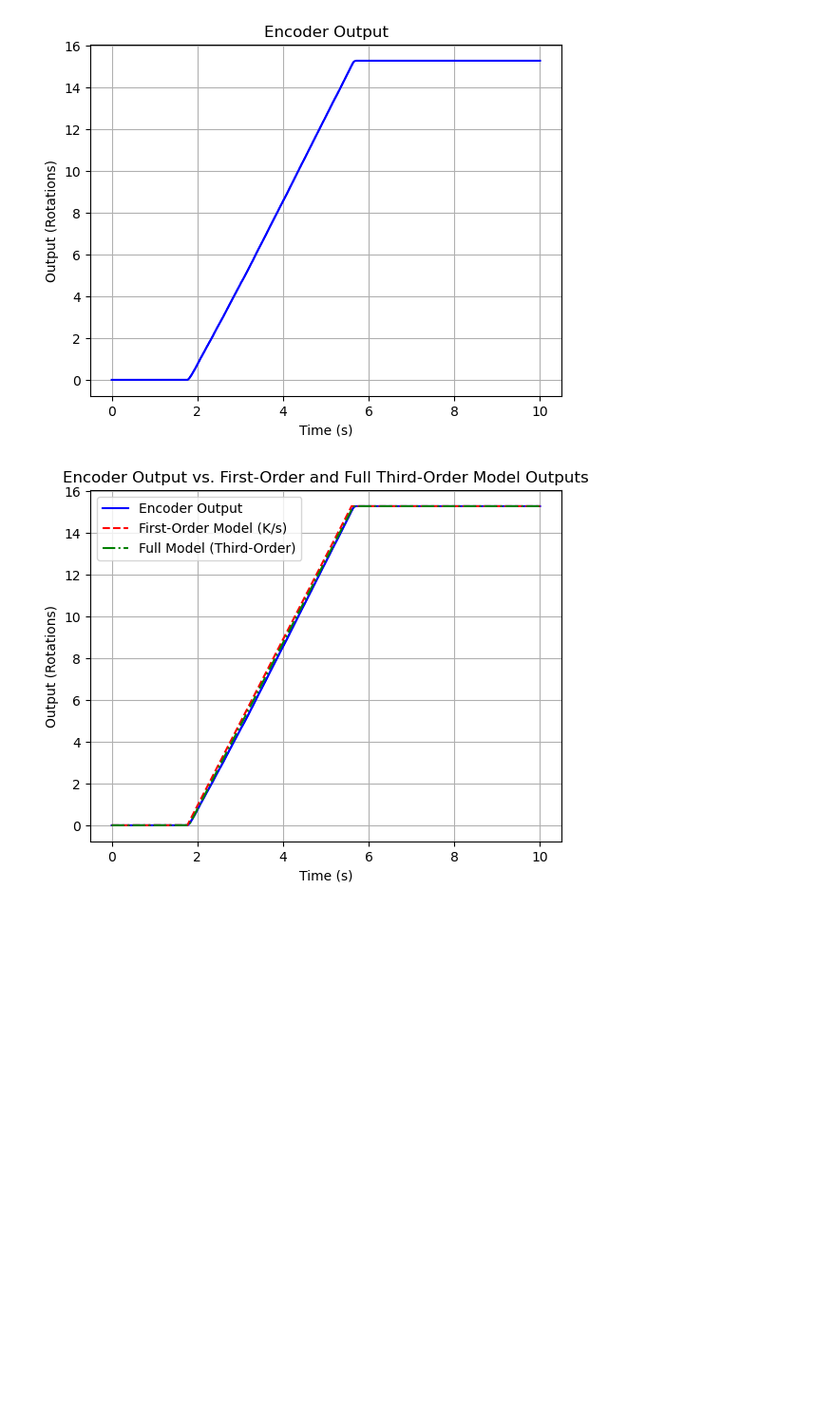
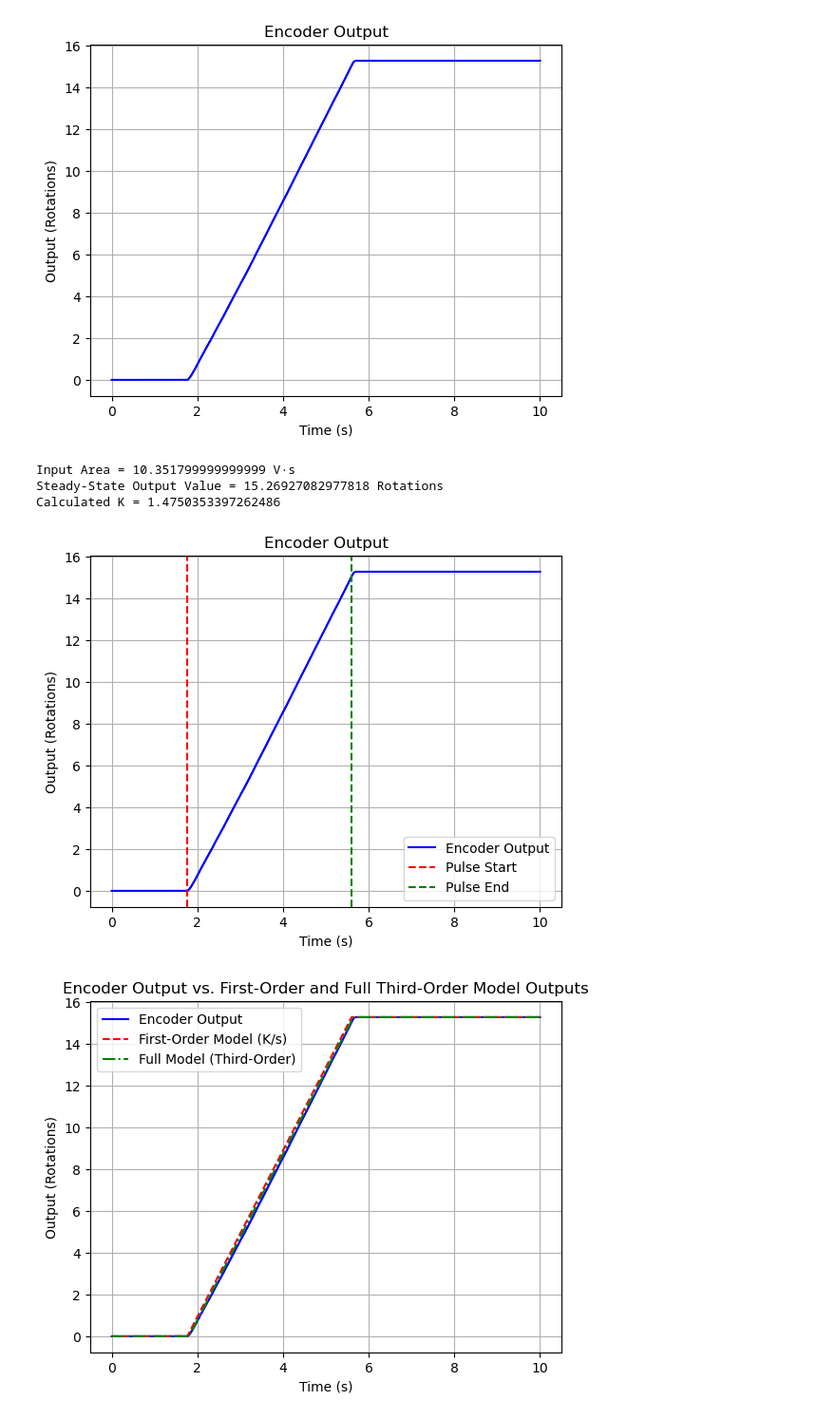
Before and after one commit to mloughran21/control_design_project_plots, a Jupyter notebook: report_plots.ipynb, the cells around one changed output. Shown: that part at 95% size. Cells and saved outputs as stored; diff of their text form; code cells hidden in the pictures; blank space fills up the shorter version.

Commit message:
add lines to show pulse start and end

```diff
--- a/report_plots.ipynb
+++ b/report_plots.ipynb
@@ -54,6 +54,49 @@ Input Area = 10.351799999999999 V·s
 Steady-State Output Value = 15.26927082977818 Rotations
 Calculated K = 1.4750353397262486
 [figure]
+# %%
+# Define time vector (assuming 4422 points from 0 to 10s)
+n_points = 4422
+t_max = 10
+time = np.linspace(0, t_max, n_points)  # Generate time vector
+
+# Define the pulse input with 2-second rest (for calculating input area)
+pulse_magnitude = 2.7
+pulse_start = 1.766
+pulse_end = 5.6
+pulse_duration = pulse_end - pulse_start
+u = np.zeros_like(time)  # Create array of zeros with same shape as time
+u[(time >= pulse_start) & (time <= pulse_end)] = pulse_magnitude  # Apply pulse
+
+# Calculate input area
+input_area = pulse_magnitude * pulse_duration  # 8.1
+print(f"Input Area = {input_area} V·s")
+
+# Calculate steady-state output value from encoder_output
+idx_last_10percent = np.arange(int(0.9 * len(time)), len(time))  # Last 10% of indices
+output_value = np.mean(encoder_output[idx_last_10percent])
+print(f"Steady-State Output Value = {output_value} Rotations")
+
+# Calculate K
+K = output_value / input_area
+print(f"Calculated K = {K}")
+
+# Plot the encoder output with vertical lines at pulse start and end
+plt.figure()
+plt.plot(time, encoder_output, 'b-', linewidth=1.5, label="Encoder Output")
+plt.axvline(x=pulse_start, color='r', linestyle='--', label="Pulse Start")
+plt.axvline(x=pulse_end, color='g', linestyle='--', label="Pulse End")
+plt.xlabel('Time (s)')
+plt.ylabel('Output (Rotations)')
+plt.title('Encoder Output')
+plt.legend()
+plt.grid(True)
+plt.show()
+# %% [output]
+Input Area = 10.351799999999999 V·s
+Steady-State Output Value = 15.26927082977818 Rotations
+Calculated K = 1.4750353397262486
+[figure, added]
 # %%
 # Define time vector (assuming 4422 points from 0 to 10s)
 n_points = 4422
```
Also changed, not shown: parts of 1 cell of this notebook.
